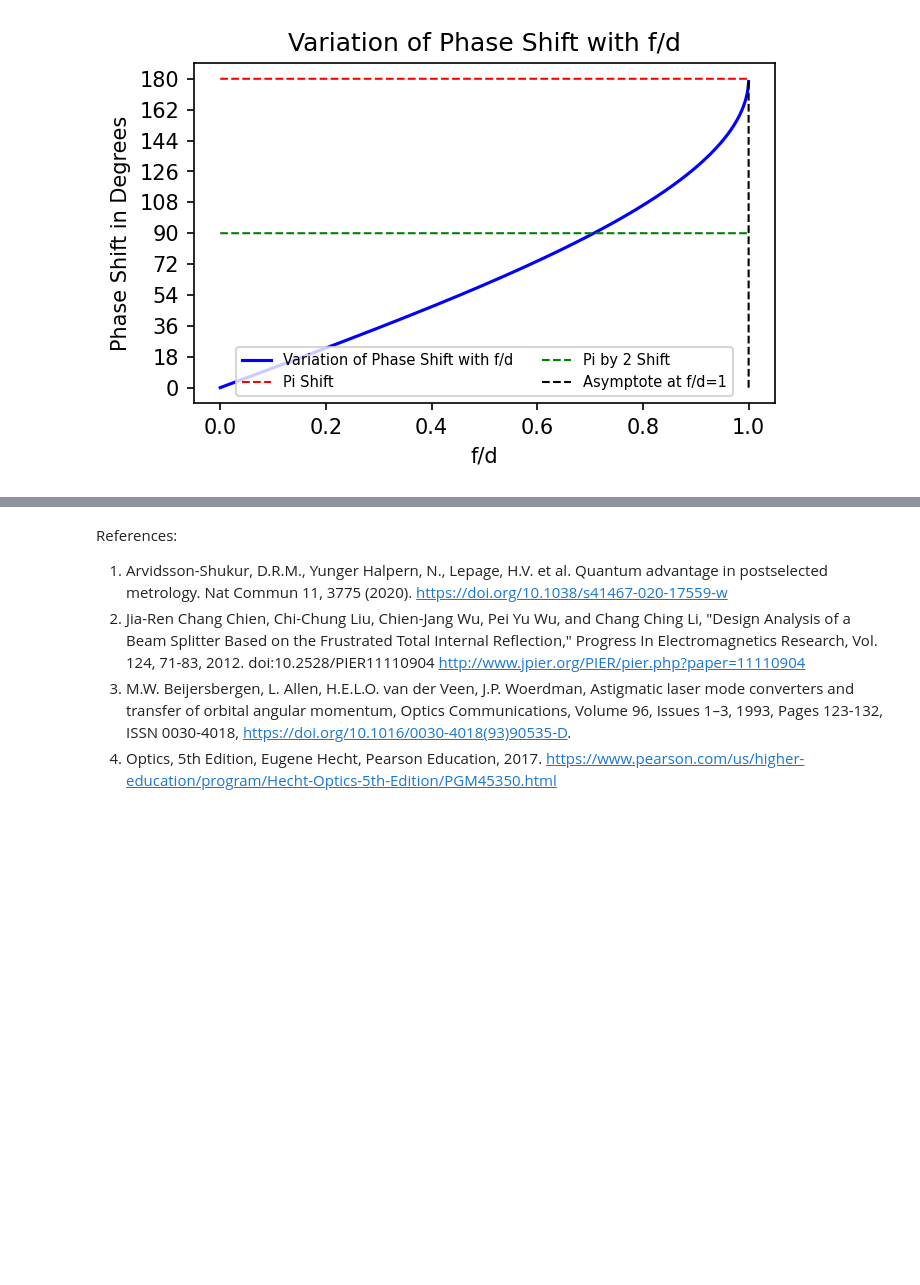
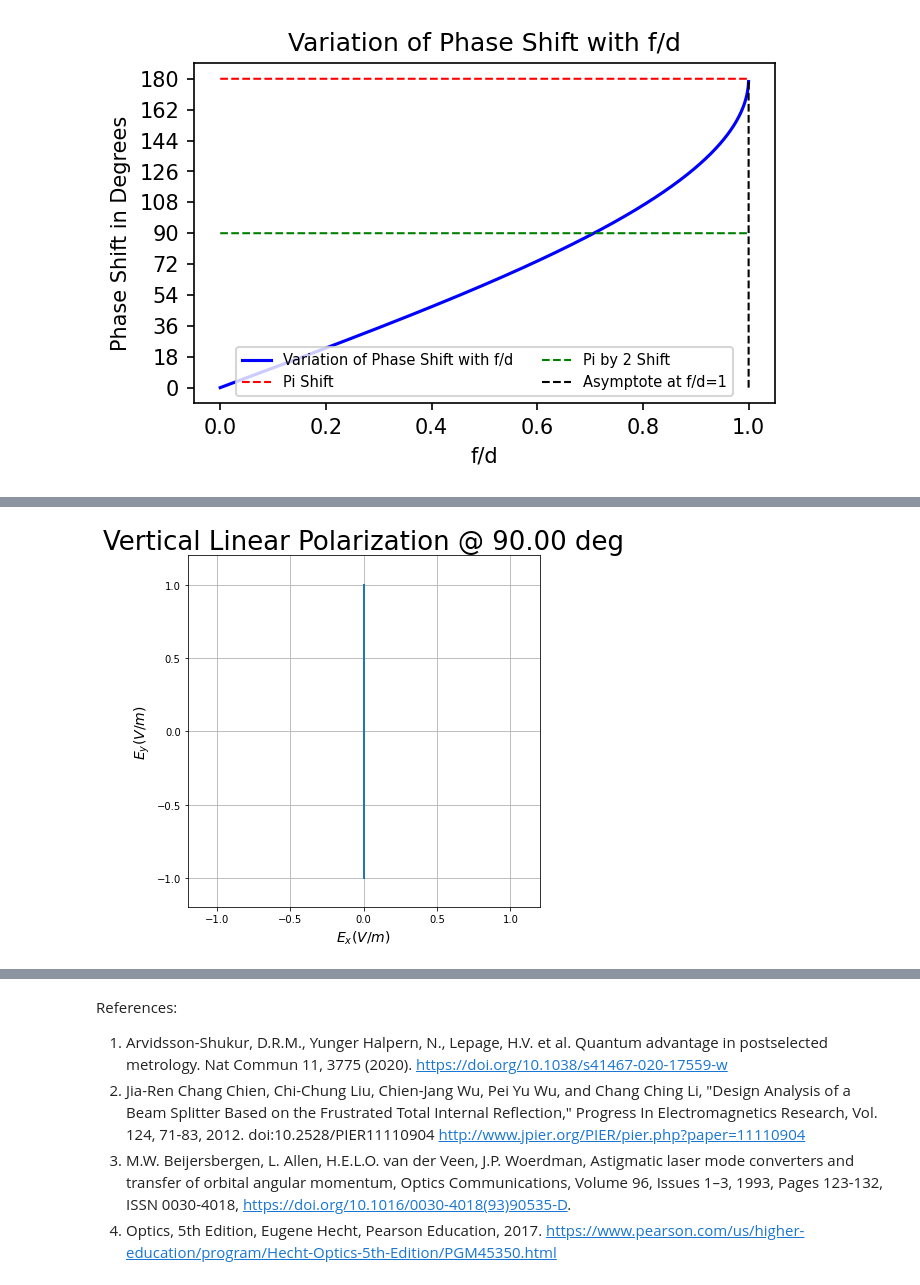
Before and after one commit to sachinpteli/classical_entanglement, a Jupyter notebook: classical_entanglement.ipynb, the cells around one changed output, grey strips where cells are left out. Saved outputs shown, nothing was run; the diff lists cells and outputs as text; code cells hidden in the pictures; blank space fills up the shorter version.

```diff
--- a/classical_entanglement.ipynb
+++ b/classical_entanglement.ipynb
@@ -444,0 +441,7 @@ half_waveplate @ 22.50 deg =
+# %%
+S1=Stokes("Vertical Linear Polarization")
+S1.linear_light(azimuth=90*degrees)
+S1.M=np.matrix.round(S1.M, decimals=2)
+axis, fig = S1.draw_ellipse(draw_arrow=True, figsize=(7,7))
+# %% [output]
+[figure, added]
```
Also changed, not shown: parts of 6 cells of this notebook.
